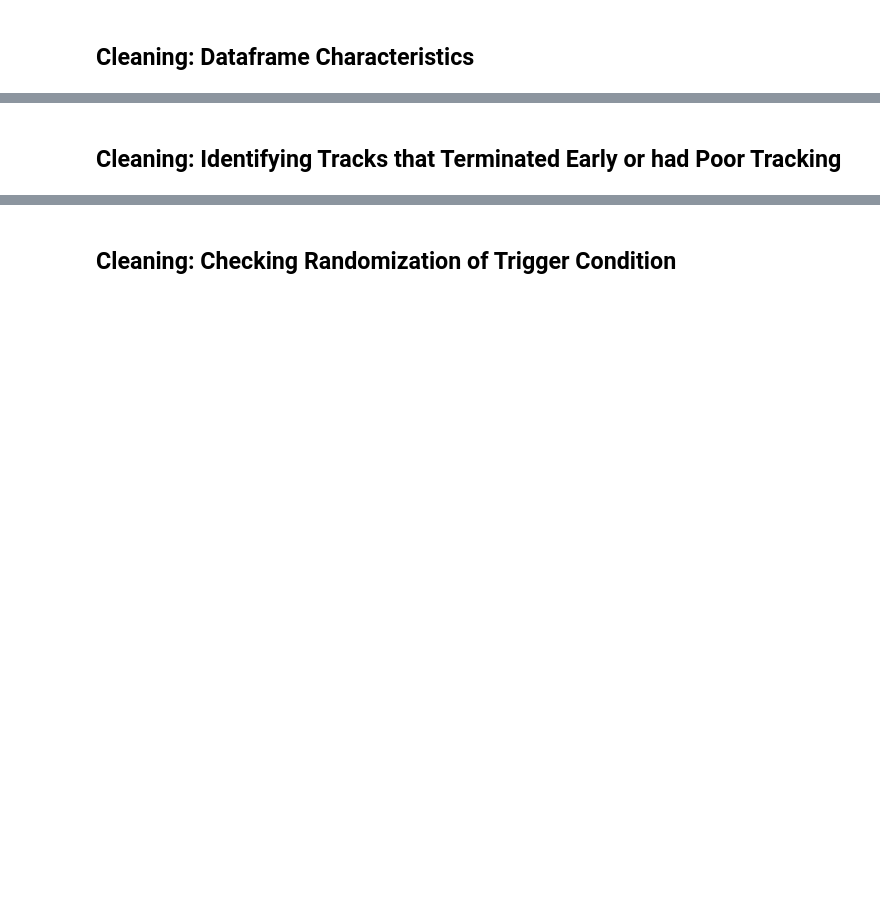
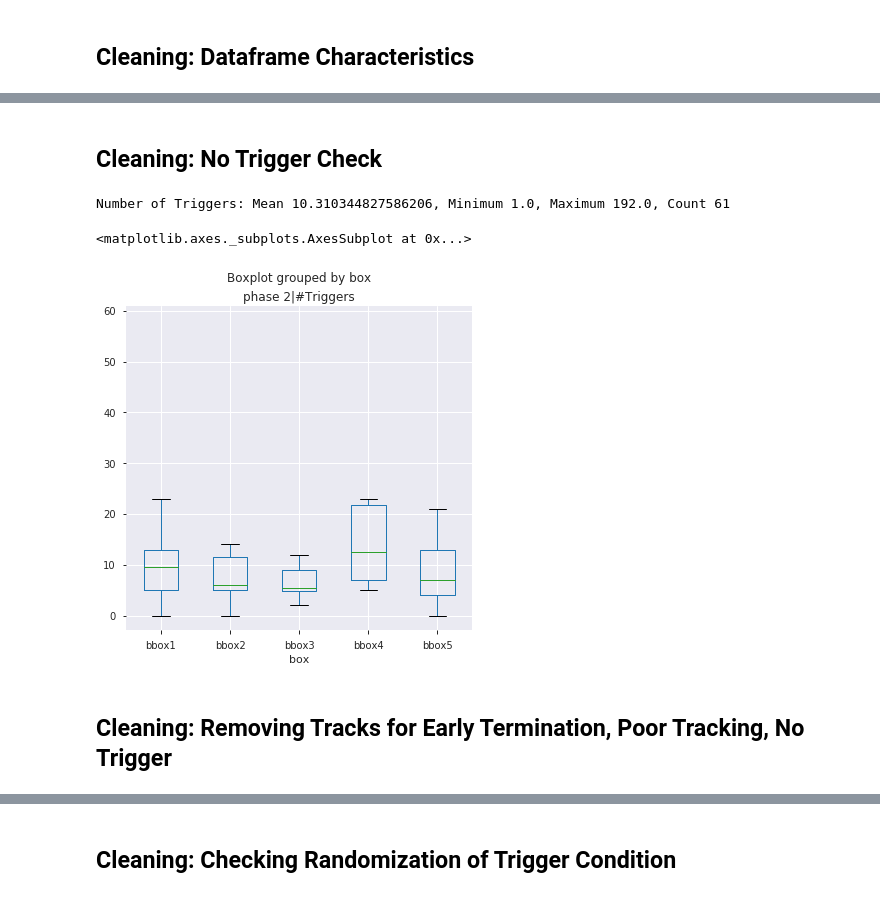
Before and after one commit to liffiton/ATLeS, a Jupyter notebook: notebooks/Atles-Stats-Descriptives.ipynb, the cells around one changed output, grey strips where cells are left out. Drawn from its saved outputs; the diff is of its cells as text; code cells hidden in the pictures; blank space fills up the shorter version.

```diff
--- a/notebooks/Atles-Stats-Descriptives.ipynb
+++ b/notebooks/Atles-Stats-Descriptives.ipynb
@@ -327,2 +322,13 @@ Length: 70, dtype: int64
+# %% [markdown]
+## Cleaning: No Trigger Check
+# %%
+print(f'''Number of Triggers: Mean {df['phase 2|#Triggers'].mean()}, Minimum {df['all|#Triggers'].min()}, Maximum {df['all|#Triggers'].max()}, Count {df['all|#Triggers'].count()}''')
+
+fig, ax = plt.subplots(1, 1, figsize=(6, 6))
+df.boxplot(column='phase 2|#Triggers', by='box', ax=ax)
+# %% [output]
+Number of Triggers: Mean 10.310344827586206, Minimum 1.0, Maximum 192.0, Count 61
+<matplotlib.axes._subplots.AxesSubplot at 0x...>
+[figure, added]
 # %% [markdown]
-## Cleaning: Identifying Tracks that Terminated Early or had Poor Tracking
+## Cleaning: Removing Tracks for Early Termination, Poor Tracking, No Trigger
```
Also changed, not shown: parts of 18 cells of this notebook.
